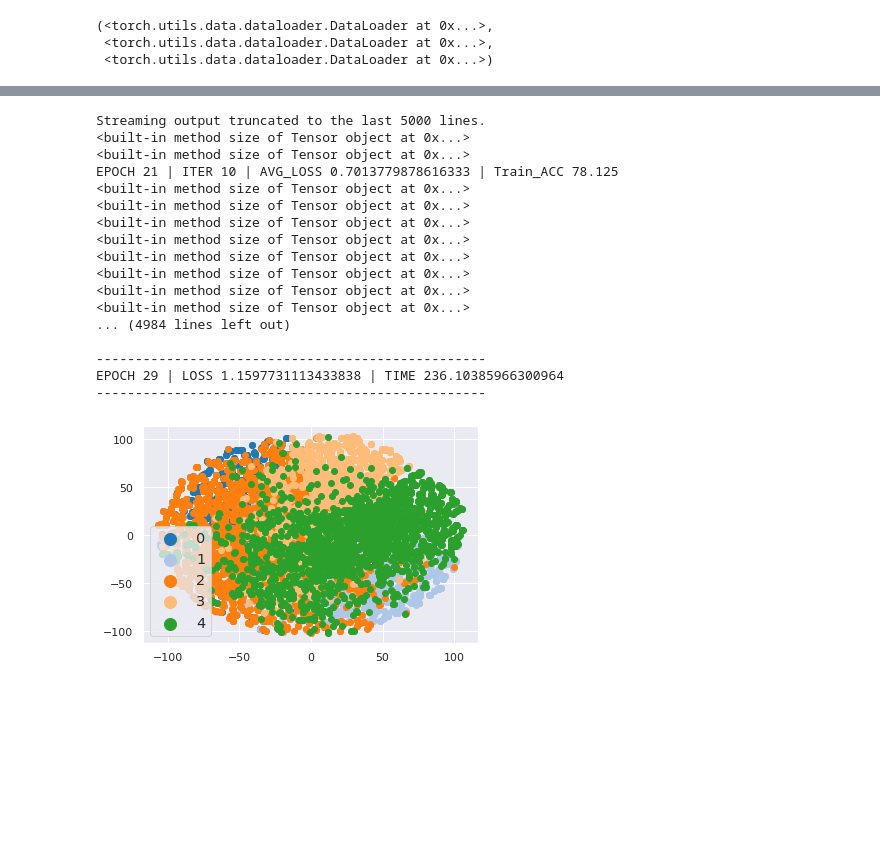
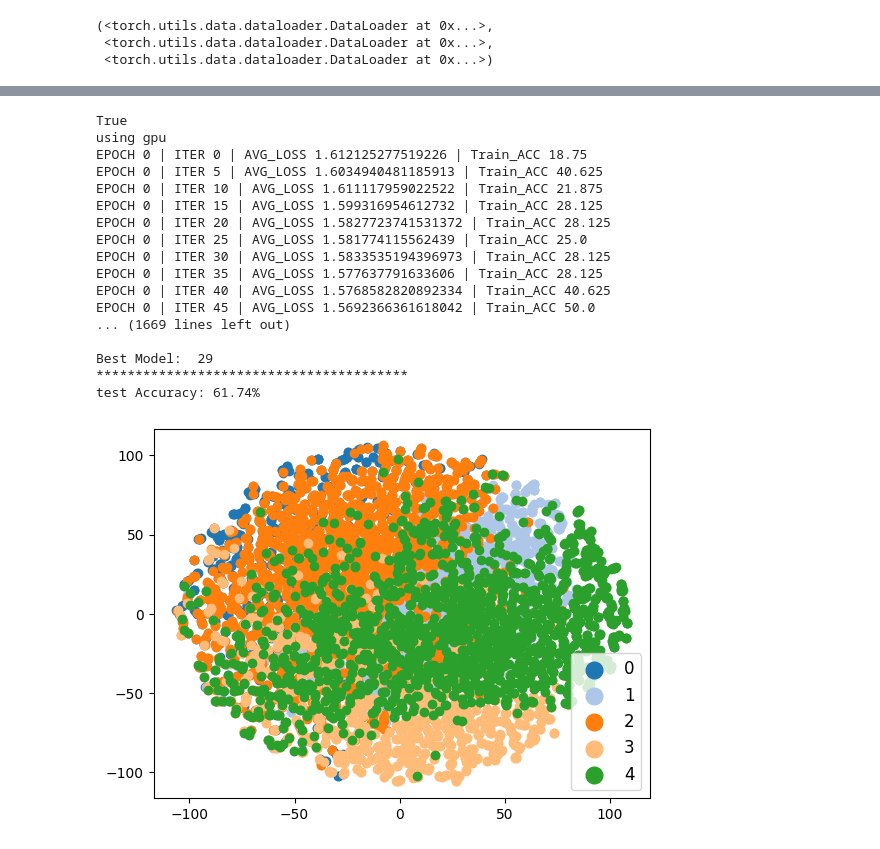
Before and after one commit to mrgps1999/COMP6721_Winter2023_GroupB, a Jupyter notebook: Resnet18/dataset2_Resnet18.ipynb, the cells around one changed output, grey strips where cells are left out. Cells and saved outputs as stored; diff of their text form; code cells hidden in the pictures; blank space fills up the shorter version.

```diff
--- a/Resnet18/dataset2_Resnet18.ipynb
+++ b/Resnet18/dataset2_Resnet18.ipynb
@@ -228,6 +247,7 @@ def test(resnet, testloader, criterion, optimizer, epoch,step=5):
 # %%
 def val(model, val_loader, criterion, optimizer, epoch, step=5):
     model.eval()
+    loss_list = AverageMeter()
     with torch.no_grad():
         correct = 0
         total = 0
@@ -243,6 +263,7 @@ def val(model, val_loader, criterion, optimizer, epoch, step=5):
             #print(predicted,type(predicted))
             #print(labels,type(labels))
             loss = criterion(outputs,labels)
+            loss_list.update(loss.data, inputs.size(0))
             y_val.extend(predicted.to(torch.device('cpu')))
             y_expected_val.extend(labels.to(torch.device('cpu')))
             total += labels.size(0)
@@ -251,33 +272,8 @@ def val(model, val_loader, criterion, optimizer, epoch, step=5):
             #print("Total",total)
         accuracy = 100 * correct / total
         print(f'Val Accuracy: {accuracy:.2f}%')
+        writer.add_scalar('Validation_ACCURACY', accuracy, epoch)
         return loss,accuracy
-# %%
-def test(model, test_loader, criterion, optimizer, epoch, step=5):
-    model.eval()
-    with torch.no_grad():
-        correct = 0
-        total = 0
-        print("*"*40)
-        for inputs, labels in test_loader:
-            inputs = inputs.to(device)
-
-            #print("Inside test");
-            #print(inputs.shape)
-            #print(labels.shape)
-            labels = labels.to(device)
-            outputs = model(inputs)
-
-            _, predicted = torch.max(outputs.data, 1)
-            #print(predicted,type(predicted))
-            #print(labels,type(labels))
-            y_test.extend(predicted.to(torch.device('cpu')))
-            y_expected_test.extend(labels.to(torch.device('cpu')))
-            total += labels.size(0)
-            correct += (predicted == labels).sum().item()
-        accuracy = 100 * correct / total
-        print(f'test Accuracy: {accuracy:.2f}%')
-        return accuracy
 # %%
 def visualize(model , data_loader):
     class2idx = {'cat': 0, 'cow': 1, 'dog': 2, 'elephant': 3, 'horse': 4}
@@ -352,62 +348,64 @@ def main():
     model = Resnet18((224,224));
     print(torch.cuda.is_available())
     if torch.cuda.is_available():
-      model = model.cuda()
-      print("using gpu")
+        model = model.cuda()
+        print("using gpu")
 
     criterion = nn.CrossEntropyLoss()
     optimizer = optim.Adam(model.parameters(), lr=0.001)
     epochs = 30
     train_loader, val_loader ,test_loader = load_Data()
 
     history = open("/content/gdrive/MyDrive/Results/dataset2_Resnet18_history.csv",'w')
     history.write('epochs , trainloss , Train-acc,val_acc , test_acc \n')
     max_accuracy = 0
+    finalepoch  = 0
     for epoch in range(0,epochs):
         start = time.time()
         train_loss,accuracy = train(model, train_loader, criterion, optimizer, epoch)
         vallosss,val_loss = val(model, val_loader, criterion, optimizer, epoch)
-        test_loss = test(model, test_loader, criterion, optimizer, epoch)
+
         trainloss.append(train_loss.cpu().detach().numpy())
         valloss.append(vallosss.cpu().detach().numpy())
         epochnum.append(epoch)
         print()
         print('-' * 50)
         print('EPOCH {} | LOSS {} | TIME {}'.format(epoch, train_loss, time.time() - start))
         print('-' * 50)
         print()
 
         if(val_loss > max_accuracy):
           max_accuracy = val_loss
+          finalepoch  = epoch
           save_checkpoint({'epoch': epoch,'state_dict': model.state_dict(),
-            'optimizer' : optimizer.state_dict(),'loss' : train_loss}, "/content/gdrive/MyDrive/Checkpoints/dataset2_Resnet18.ckpt")
+            'optimizer' : optimizer.state_dict(),'loss' : train_loss}, "/content/gdrive/MyDrive/Checkpoints/dataset2_Resnet18_checkpoint.ckpt")
 
-        history.write('{},{},{},{},{}\n'.format(epoch, train_loss,accuracy, val_loss , test_loss))
-
+        history.write('{},{},{},{}\n'.format(epoch, train_loss,accuracy, val_loss ))
+    test_loss = test(model, test_loader, criterion, optimizer, finalepoch)
     history.close()
     visualize(model,train_loader)
 # Press the green button in the gutter to run the script.
 if __name__ == '__main__':
     main()
 # %% [output]
-Streaming output truncated to the last 5000 lines.
-<built-in method size of Tensor object at 0x...>
-<built-in method size of Tensor object at 0x...>
-EPOCH 21 | ITER 10 | AVG_LOSS 0.7013779878616333 | Train_ACC 78.125
-<built-in method size of Tensor object at 0x...>
-<built-in method size of Tensor object at 0x...>
-<built-in method size of Tensor object at 0x...>
-<built-in method size of Tensor object at 0x...>
-<built-in method size of Tensor object at 0x...>
-<built-in method size of Tensor object at 0x...>
-<built-in method size of Tensor object at 0x...>
-<built-in method size of Tensor object at 0x...>
-... (4984 lines left out)
+True
+using gpu
+EPOCH 0 | ITER 0 | AVG_LOSS 1.612125277519226 | Train_ACC 18.75
+EPOCH 0 | ITER 5 | AVG_LOSS 1.6034940481185913 | Train_ACC 40.625
+EPOCH 0 | ITER 10 | AVG_LOSS 1.611117959022522 | Train_ACC 21.875
+EPOCH 0 | ITER 15 | AVG_LOSS 1.599316954612732 | Train_ACC 28.125
+EPOCH 0 | ITER 20 | AVG_LOSS 1.5827723741531372 | Train_ACC 28.125
+EPOCH 0 | ITER 25 | AVG_LOSS 1.581774115562439 | Train_ACC 25.0
+EPOCH 0 | ITER 30 | AVG_LOSS 1.5833535194396973 | Train_ACC 28.125
+EPOCH 0 | ITER 35 | AVG_LOSS 1.577637791633606 | Train_ACC 28.125
+EPOCH 0 | ITER 40 | AVG_LOSS 1.5768582820892334 | Train_ACC 40.625
+EPOCH 0 | ITER 45 | AVG_LOSS 1.5692366361618042 | Train_ACC 50.0
+... (1669 lines left out)
 
---------------------------------------------------
-EPOCH 29 | LOSS 1.1597731113433838 | TIME 236.10385966300964
---------------------------------------------------
+Best Model:  29
+****************************************
+test Accuracy: 61.74%
-[figure, old version]
+[figure, new version]
 # %%
 plotloss()
 # %% [output]
```
Also changed, not shown: parts of 7 cells of this notebook.
